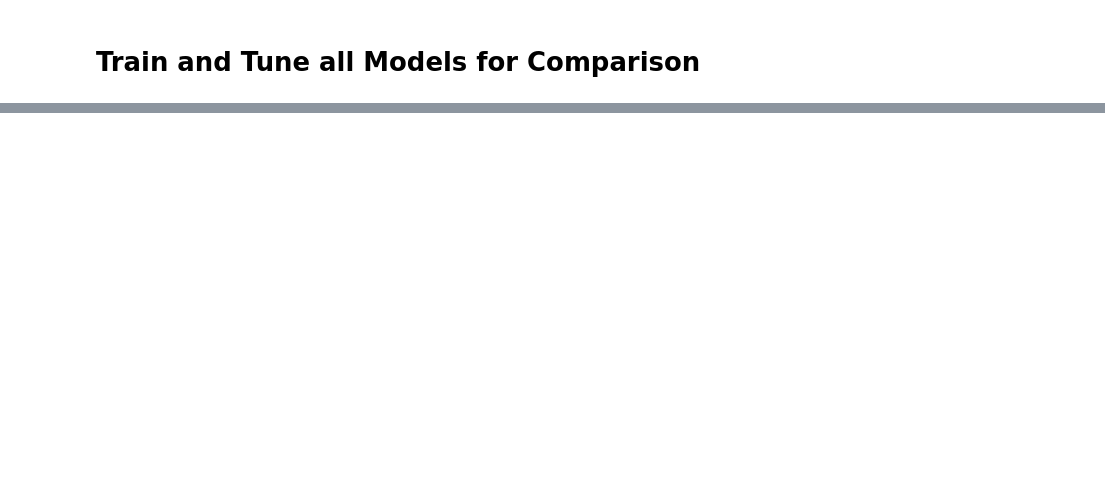
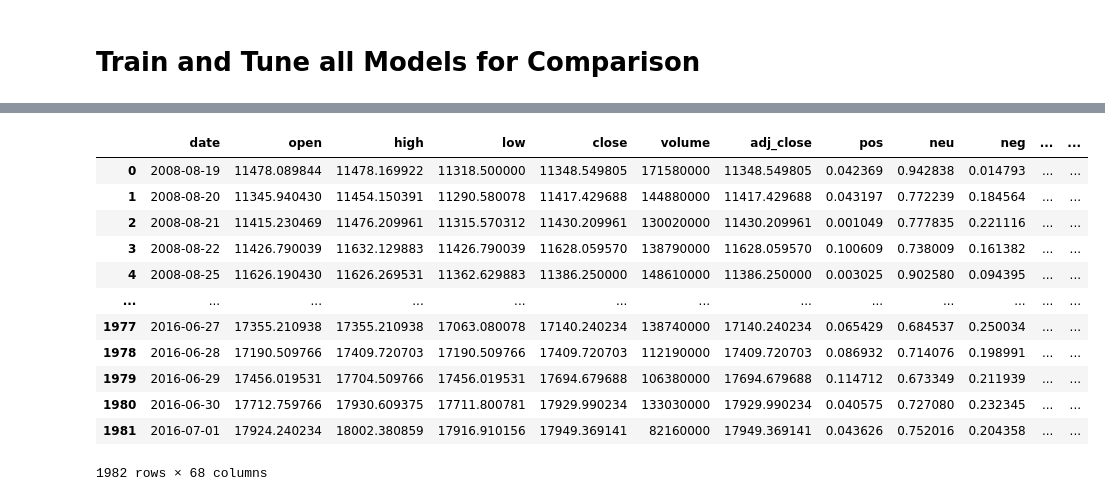
Before and after one commit to vitoco84/ml-stock-sent, a Jupyter notebook: notebooks/08_runners.ipynb, the cells around one changed output, grey strips where cells are left out. Saved outputs shown, nothing was run; the diff lists cells and outputs as text; code cells hidden in the pictures; blank space fills up the shorter version.

```diff
--- a/notebooks/08_runners.ipynb
+++ b/notebooks/08_runners.ipynb
@@ -259,0 +18,17 @@ for sc_key, bundle in overlay_cache.items():
+# %%
+df_full = pd.read_csv(Path(cfg.data.processed_dir) / cfg.data.name_features_full)
+df_full
+# %% [output]
+|  | date | open | high | low | close | volume | adj_close | pos | neu | neg | ... | ... |
+| 0 | 2008-08-19 | 11478.089844 | 11478.169922 | 11318.500000 | 11348.549805 | 171580000 | 11348.549805 | 0.042369 | 0.942838 | 0.014793 | ... | ... |
+| 1 | 2008-08-20 | 11345.940430 | 11454.150391 | 11290.580078 | 11417.429688 | 144880000 | 11417.429688 | 0.043197 | 0.772239 | 0.184564 | ... | ... |
+| 2 | 2008-08-21 | 11415.230469 | 11476.209961 | 11315.570312 | 11430.209961 | 130020000 | 11430.209961 | 0.001049 | 0.777835 | 0.221116 | ... | ... |
+| 3 | 2008-08-22 | 11426.790039 | 11632.129883 | 11426.790039 | 11628.059570 | 138790000 | 11628.059570 | 0.100609 | 0.738009 | 0.161382 | ... | ... |
+| 4 | 2008-08-25 | 11626.190430 | 11626.269531 | 11362.629883 | 11386.250000 | 148610000 | 11386.250000 | 0.003025 | 0.902580 | 0.094395 | ... | ... |
+| ... | ... | ... | ... | ... | ... | ... | ... | ... | ... | ... | ... | ... |
+| 1977 | 2016-06-27 | 17355.210938 | 17355.210938 | 17063.080078 | 17140.240234 | 138740000 | 17140.240234 | 0.065429 | 0.684537 | 0.250034 | ... | ... |
+| 1978 | 2016-06-28 | 17190.509766 | 17409.720703 | 17190.509766 | 17409.720703 | 112190000 | 17409.720703 | 0.086932 | 0.714076 | 0.198991 | ... | ... |
+| 1979 | 2016-06-29 | 17456.019531 | 17704.509766 | 17456.019531 | 17694.679688 | 106380000 | 17694.679688 | 0.114712 | 0.673349 | 0.211939 | ... | ... |
+| 1980 | 2016-06-30 | 17712.759766 | 17930.609375 | 17711.800781 | 17929.990234 | 133030000 | 17929.990234 | 0.040575 | 0.727080 | 0.232345 | ... | ... |
+| 1981 | 2016-07-01 | 17924.240234 | 18002.380859 | 17916.910156 | 17949.369141 | 82160000 | 17949.369141 | 0.043626 | 0.752016 | 0.204358 | ... | ... |
+1982 rows × 68 columns
```
Also changed, not shown: parts of 10 cells of this notebook, 42 other files.
